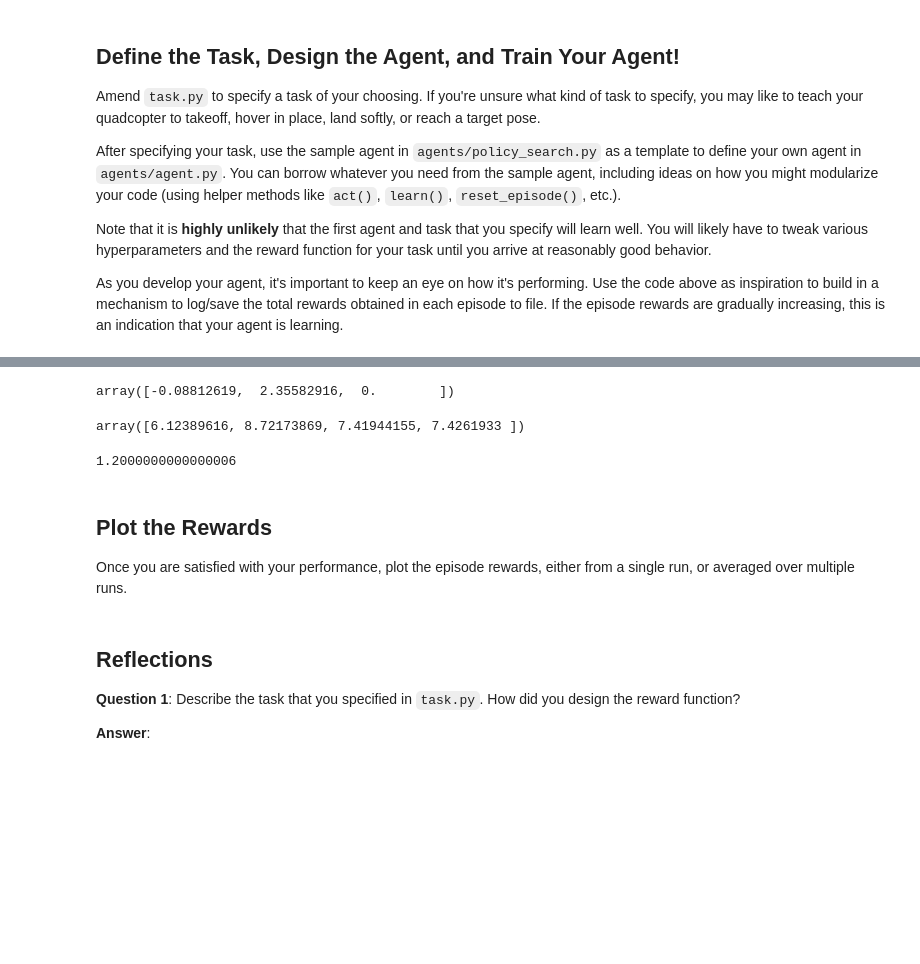
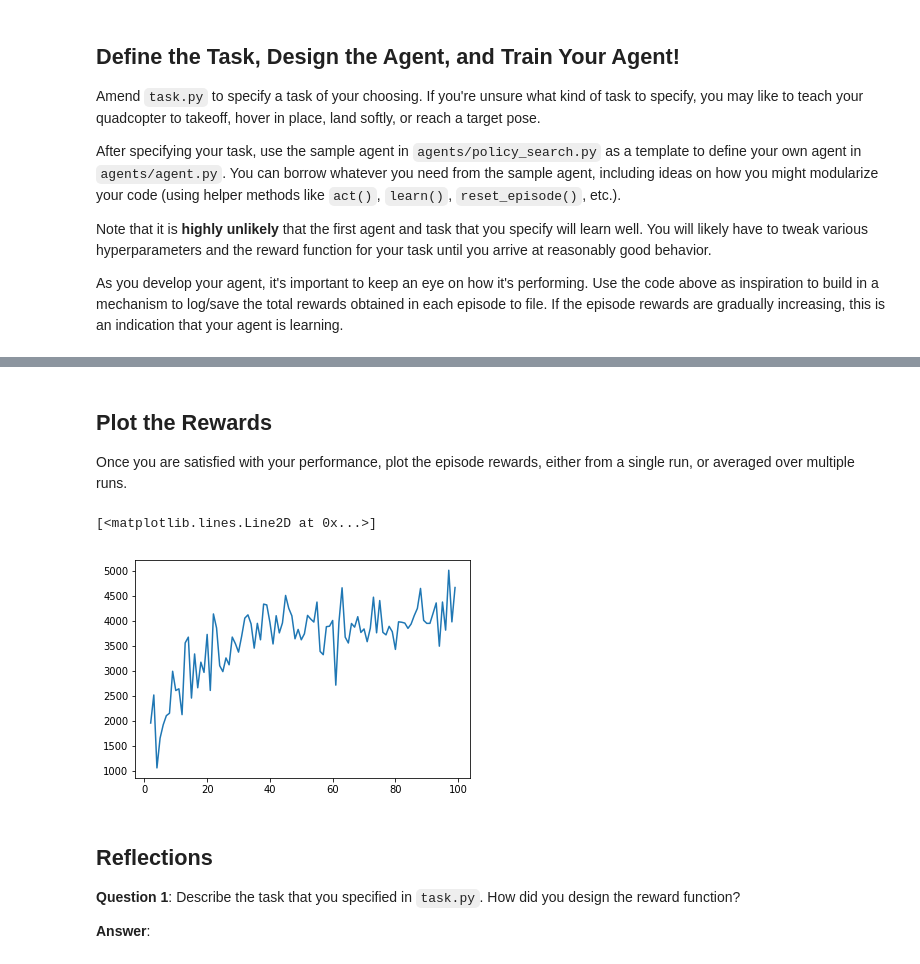
Before and after one commit to SGStrohkorb/RL-Quadcopter-2, a Jupyter notebook: Quadcopter_Project.ipynb, the cells around one changed output, grey strips where cells are left out. Cells and saved outputs as stored; diff of their text form; code cells hidden in the pictures; blank space fills up the shorter version.

```diff
--- a/Quadcopter_Project.ipynb
+++ b/Quadcopter_Project.ipynb
@@ -201,16 +217,14 @@ As you develop your agent, it's important to keep an eye on how it's performing.
 import sys
 import pandas as pd
 import numpy as np
-from agent import DDPG
-from actor import Actor
-from critic import Critic
-from replay_buffer import ReplayBuffer as RB
+from agents.agent import DDPG
 from task import Task
 
-num_episodes = 150
-task = Task([5., 5., 5., 0., 0., 0.], [0., 0., 0.], [0., 0., 0.], 50., [5., 5., 5.])
+num_episodes = 100
+task = Task([5.1, 5.1, 5.1, 0., 0., 0.], [0., 0., 0.], [0., 0., 0.], 5., [5., 5., 5.])
 agent = DDPG(task)
 
+rewards = []
 
 for i_episode in range(1, num_episodes+1):
     state = agent.reset_episode() # start a new episode
@@ -220,8 +234,9 @@ for i_episode in range(1, num_episodes+1):
         agent.step(action, reward, next_state, done)
         state = next_state
         if done:
-            print("\rEpisode = {:4d}, score = {:7.3f} (best = {:7.3f}), noise_scale = {}".format(
-                i_episode, agent.score, agent.best_score, agent.noise_scale), end="")  # [debug]
+            print("\rEpisode = {:4d}, score = {:7.3f} (best = {:7.3f})".format(
+                i_episode, agent.score, agent.best_score), end="")  # [debug]
+            rewards.append(agent.score)
             break
     sys.stdout.flush()
 # %% [output]
@@ -256,15 +244,3 @@ array([-6.20624391e-01,  1.17005159e-02, -1.27541079e+01])
-# %%
-agent.best.angular_accels
-# %% [output]
-array([-0.08812619,  2.35582916,  0.        ])
-# %%
-agent.best.prop_wind_speed
-# %% [output]
-array([6.12389616, 8.72173869, 7.41944155, 7.4261933 ])
-# %%
-agent.best.time
-# %% [output]
-1.2000000000000006
 # %% [markdown]
 ## Plot the Rewards
 
@@ -274,3 +248,12 @@ Once you are satisfied with your performance, plot the episode rewards, either f
+# %%
+## TODO: Plot the rewards.
+import matplotlib.pyplot as plt
+%matplotlib inline
+
+plt.plot([i for i in range(len(rewards))], rewards)
+# %% [output]
+[<matplotlib.lines.Line2D at 0x...>]
+[figure, added]
 # %% [markdown]
 ## Reflections
 
```
Also changed, not shown: parts of 15 cells of this notebook, 8 other files.
